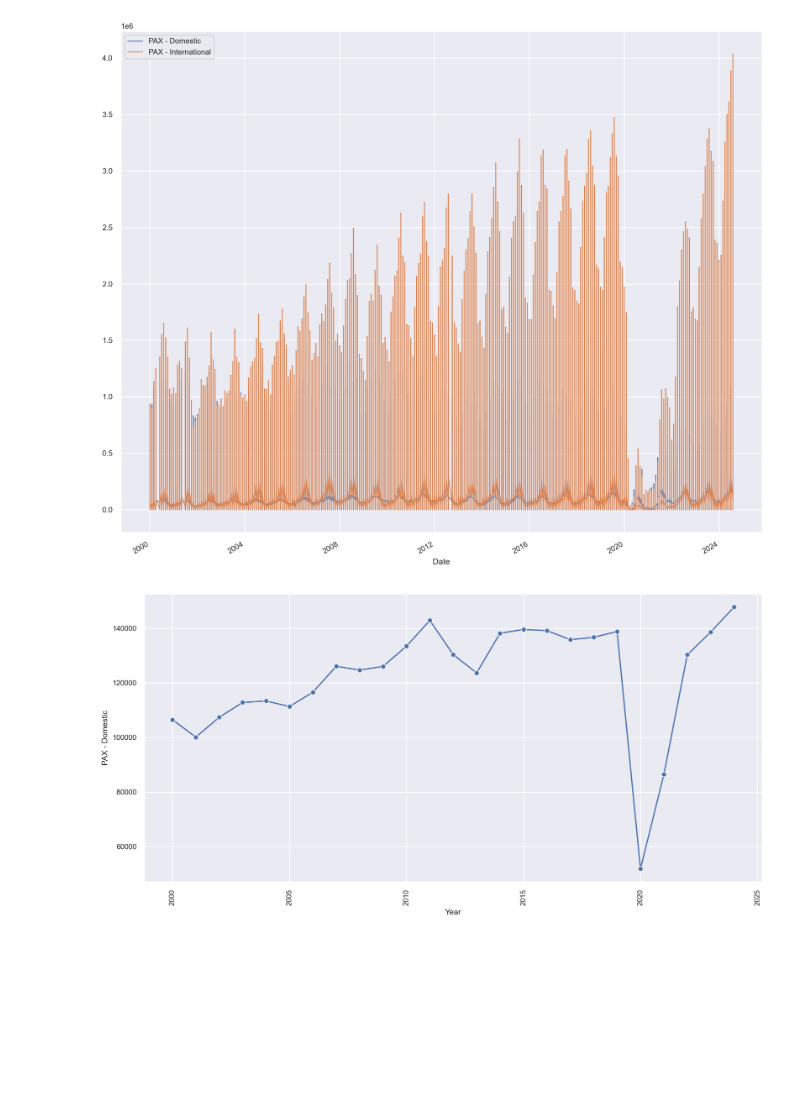
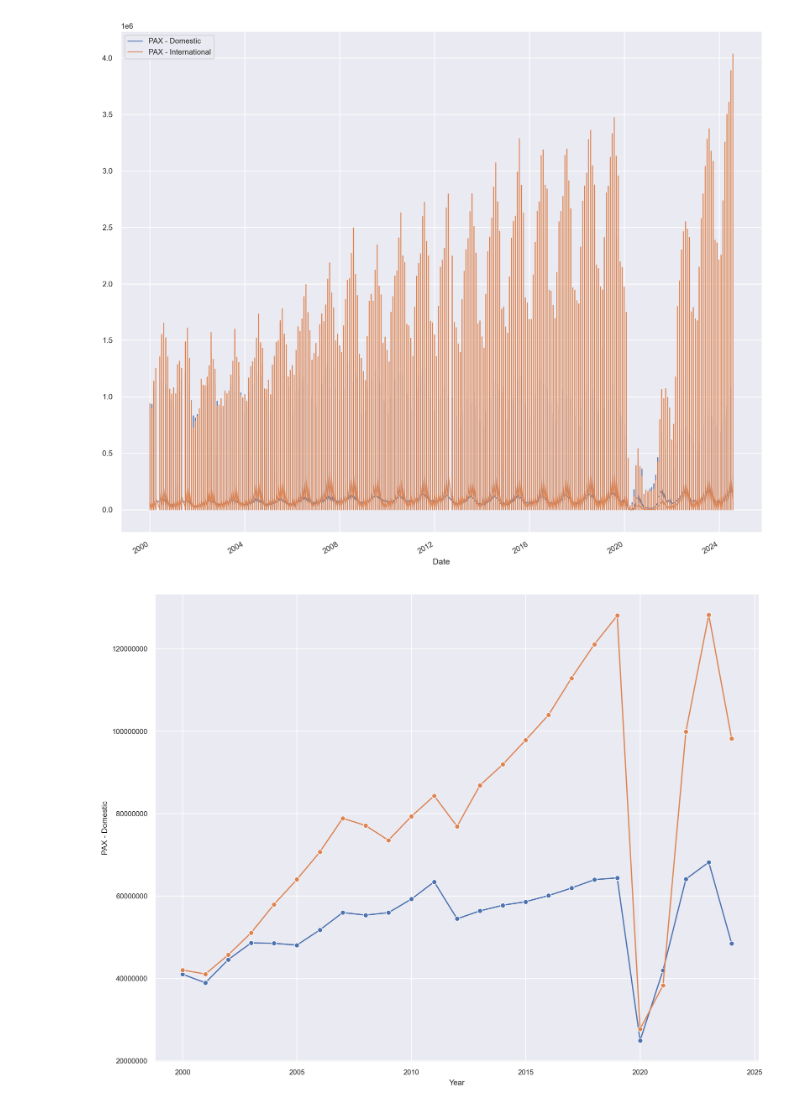
Before and after one commit to fedfioravanti/Italian_Airports, a Jupyter notebook: ItalyAirports_02_EDA.ipynb, the cells around one changed output. Saved outputs shown, nothing was run; the diff lists cells and outputs as text; code cells hidden in the pictures; blank space fills up the shorter version.

```diff
--- a/ItalyAirports_02_EDA.ipynb
+++ b/ItalyAirports_02_EDA.ipynb
@@ -170,14 +170,17 @@ ax.set_ylabel('Frequency', fontsize=14)
 plt.show()
 # %%
 # df['Year'] = df['Date'].dt.month
-grouped_data = df.groupby('Year')['PAX - Domestic'].mean().reset_index()
+pax_dom_year = df.groupby('Year')['PAX - Domestic'].sum().reset_index()
+pax_int_year = df.groupby('Year')['PAX - International'].sum().reset_index()
 # %%
-# plot the job titles distribution
-fig, ax = plt.subplots(figsize = (12,6))
+# plot the passengers time series
+fig, ax = plt.subplots(figsize = (12,10))
 
-plt.xticks(rotation = 90)
-sns.lineplot(x='Year', y='PAX - Domestic', data=grouped_data, marker='o')
+plt.xticks(rotation = 0)
+plt.ticklabel_format(style='plain', axis='y')
+sns.lineplot(x='Year', y='PAX - Domestic', data=pax_dom_year, marker='o')
+sns.lineplot(x='Year', y='PAX - International', data=pax_int_year, marker='o')
 
 plt.show()
 # %% [output]
-[figure, old version]
+[figure, new version]
```
Also changed, not shown: parts of 1 cell of this notebook.
